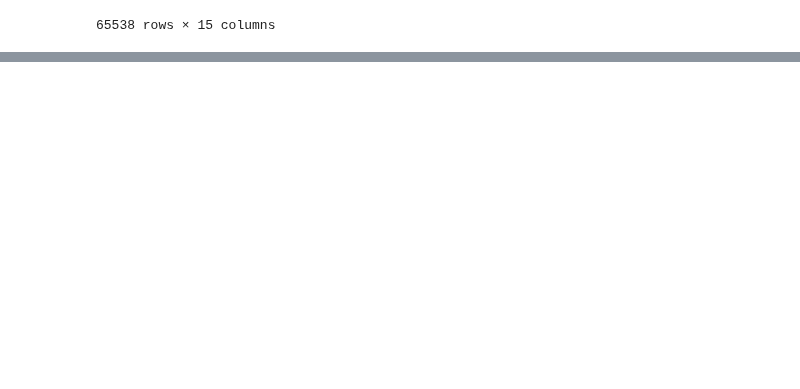
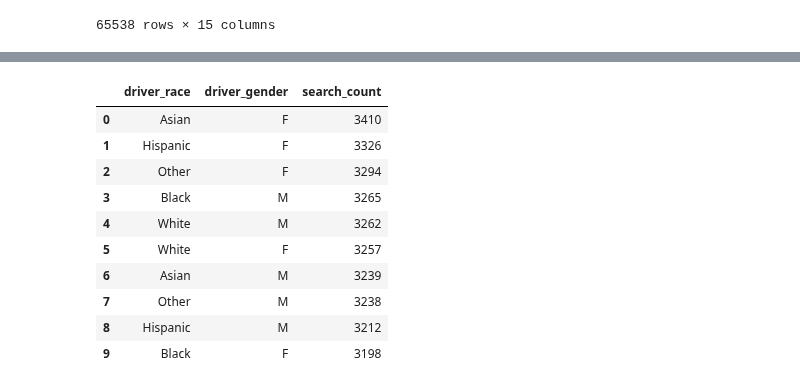
Before and after one commit to Infant-Joshva/Data-Science-learning-path, a Jupyter notebook: Mini_Project_1(Secure_check)Git/Mini_project_1(Secure_Check).ipynb, the cells around one changed output, grey strips where cells are left out. Drawn from its saved outputs; the diff is of its cells as text; code cells hidden in the pictures; blank space fills up the shorter version.

```diff
--- a/Mini_Project_1(Secure_check)Git/Mini_project_1(Secure_Check).ipynb
+++ b/Mini_Project_1(Secure_check)Git/Mini_project_1(Secure_Check).ipynb
@@ -322,0 +365,18 @@ traffic_df.to_csv('cleaned_traffic_stop.csv', index=False)
+# %%
+# 6.Which race and gender combination has the highest search rate?
+query = """SELECT driver_race,driver_gender,COUNT(search_conducted) AS search_count FROM traffic_stop WHERE search_conducted=TRUE GROUP BY driver_race,driver_gender ORDER BY search_count DESC LIMIT 10;"""
+
+query_6_df = pd.read_sql(query,engine)
+query_6_df
+# %% [output]
+|  | driver_race | driver_gender | search_count |
+| 0 | Asian | F | 3410 |
+| 1 | Hispanic | F | 3326 |
+| 2 | Other | F | 3294 |
+| 3 | Black | M | 3265 |
+| 4 | White | M | 3262 |
+| 5 | White | F | 3257 |
+| 6 | Asian | M | 3239 |
+| 7 | Other | M | 3238 |
+| 8 | Hispanic | M | 3212 |
+| 9 | Black | F | 3198 |
```
Also changed, not shown: parts of 26 cells of this notebook.
